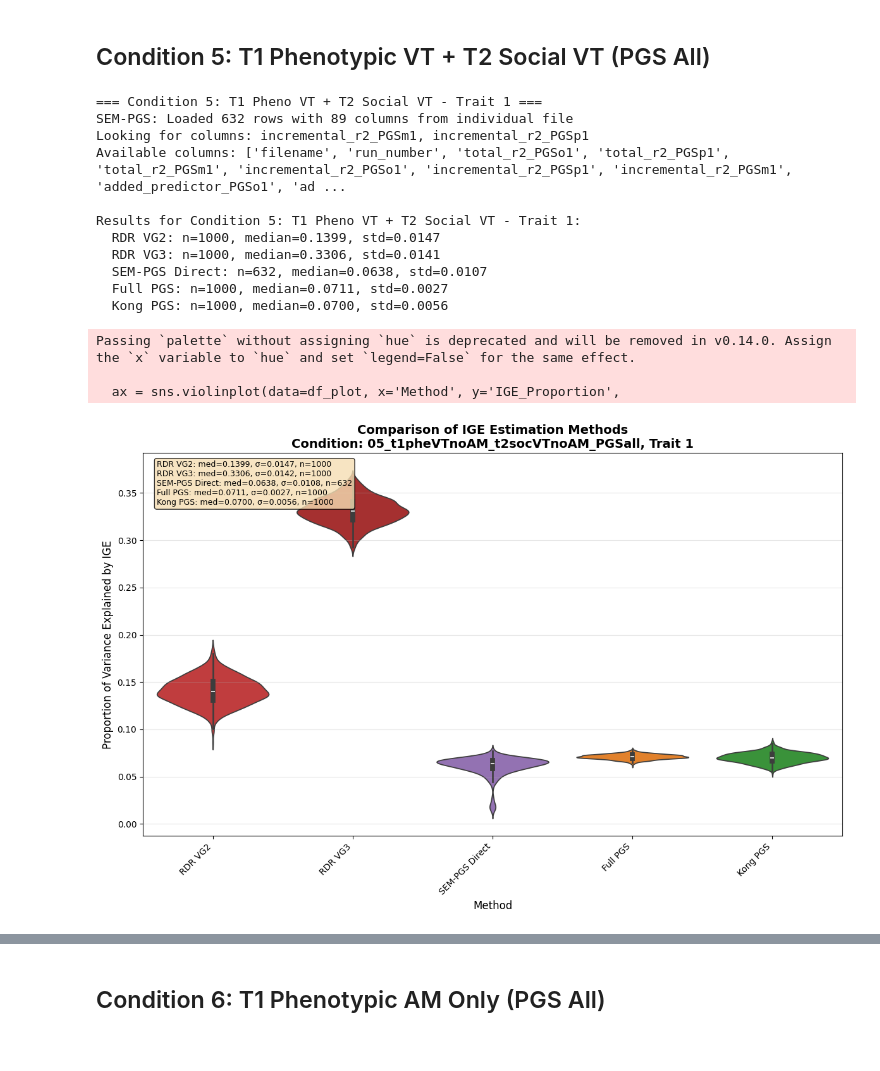
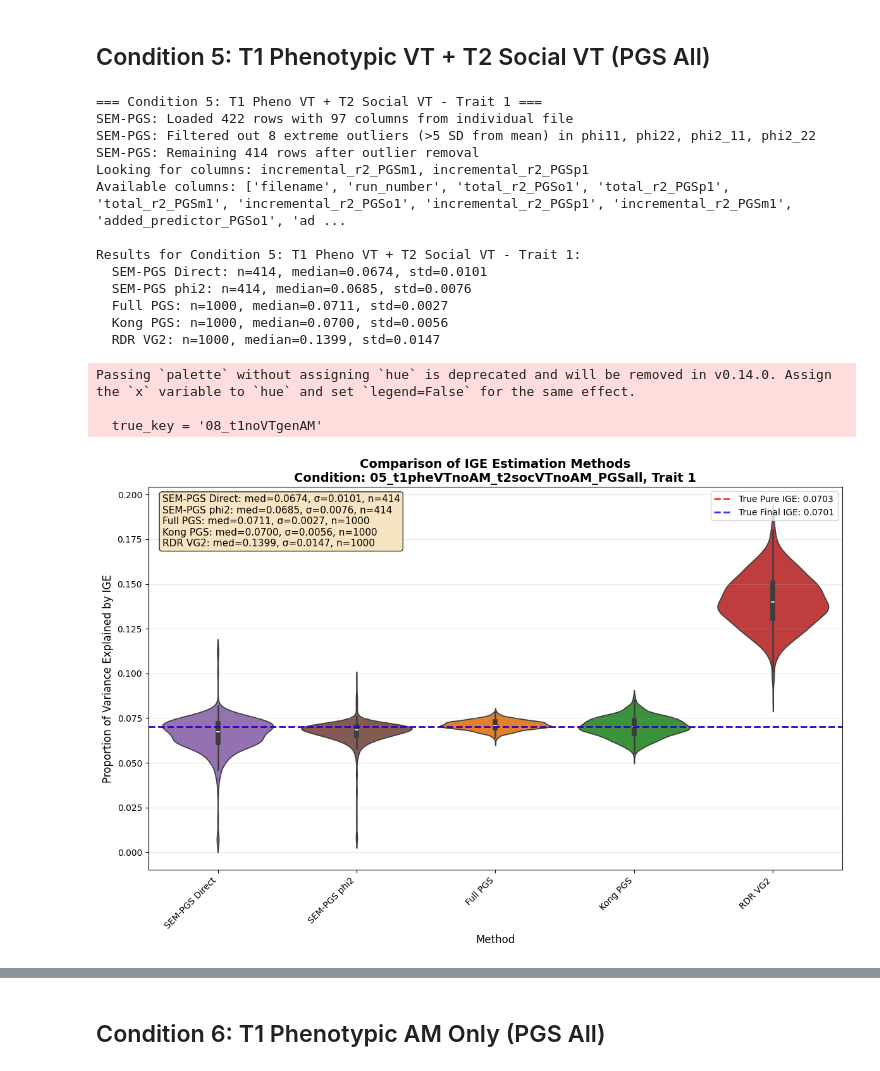
Before and after one commit to Xuanyu-Lyu/StatRev_IndirectGene, a Jupyter notebook: Analysis/JointAnalysis/joint_results_uni.ipynb, the cells around one changed output, grey strips where cells are left out. Cells and saved outputs as stored; diff of their text form; code cells hidden in the pictures.

```diff
--- a/Analysis/JointAnalysis/joint_results_uni.ipynb
+++ b/Analysis/JointAnalysis/joint_results_uni.ipynb
@@ -187,31 +350,35 @@ Analysis function ready!
 # %%
 # Condition 5, Trait 1
 condition = '05_t1pheVTnoAM_t2socVTnoAM_PGSall'
 trait = 1
 
 print(f"=== {condition_names[condition]} - Trait {trait} ===")
 results, data_dict = analyze_ige_updated(condition, trait, verbose=True)
 
 if data_dict:
-    create_violin_plot(data_dict, condition, trait, save_path=None)
+    create_violin_plot(data_dict, condition, trait, save_path=None,
+                      true_values_pure=true_values_pure_ige,
+                      true_values_final=true_values_final_ige)
 else:
     print("No data available for plotting")
 # %% [output]
 === Condition 5: T1 Pheno VT + T2 Social VT - Trait 1 ===
-SEM-PGS: Loaded 632 rows with 89 columns from individual file
+SEM-PGS: Loaded 422 rows with 97 columns from individual file
+SEM-PGS: Filtered out 8 extreme outliers (>5 SD from mean) in phi11, phi22, phi2_11, phi2_22
+SEM-PGS: Remaining 414 rows after outlier removal
 Looking for columns: incremental_r2_PGSm1, incremental_r2_PGSp1
 Available columns: ['filename', 'run_number', 'total_r2_PGSo1', 'total_r2_PGSp1', 'total_r2_PGSm1', 'incremental_r2_PGSo1', 'incremental_r2_PGSp1', 'incremental_r2_PGSm1', 'added_predictor_PGSo1', 'ad ...
 
 Results for Condition 5: T1 Pheno VT + T2 Social VT - Trait 1:
-  RDR VG2: n=1000, median=0.1399, std=0.0147
-  RDR VG3: n=1000, median=0.3306, std=0.0141
-  SEM-PGS Direct: n=632, median=0.0638, std=0.0107
+  SEM-PGS Direct: n=414, median=0.0674, std=0.0101
+  SEM-PGS phi2: n=414, median=0.0685, std=0.0076
   Full PGS: n=1000, median=0.0711, std=0.0027
   Kong PGS: n=1000, median=0.0700, std=0.0056
+  RDR VG2: n=1000, median=0.1399, std=0.0147
 Passing `palette` without assigning `hue` is deprecated and will be removed in v0.14.0. Assign the `x` variable to `hue` and set `legend=False` for the same effect.
 
-  ax = sns.violinplot(data=df_plot, x='Method', y='IGE_Proportion',
+  true_key = '08_t1noVTgenAM'
-[figure, old version]
+[figure, new version]
 # %%
 # Condition 5, Trait 2
 condition = '05_t1pheVTnoAM_t2socVTnoAM_PGSall'
```
Also changed, not shown: parts of 16 cells of this notebook, 9 other files.
